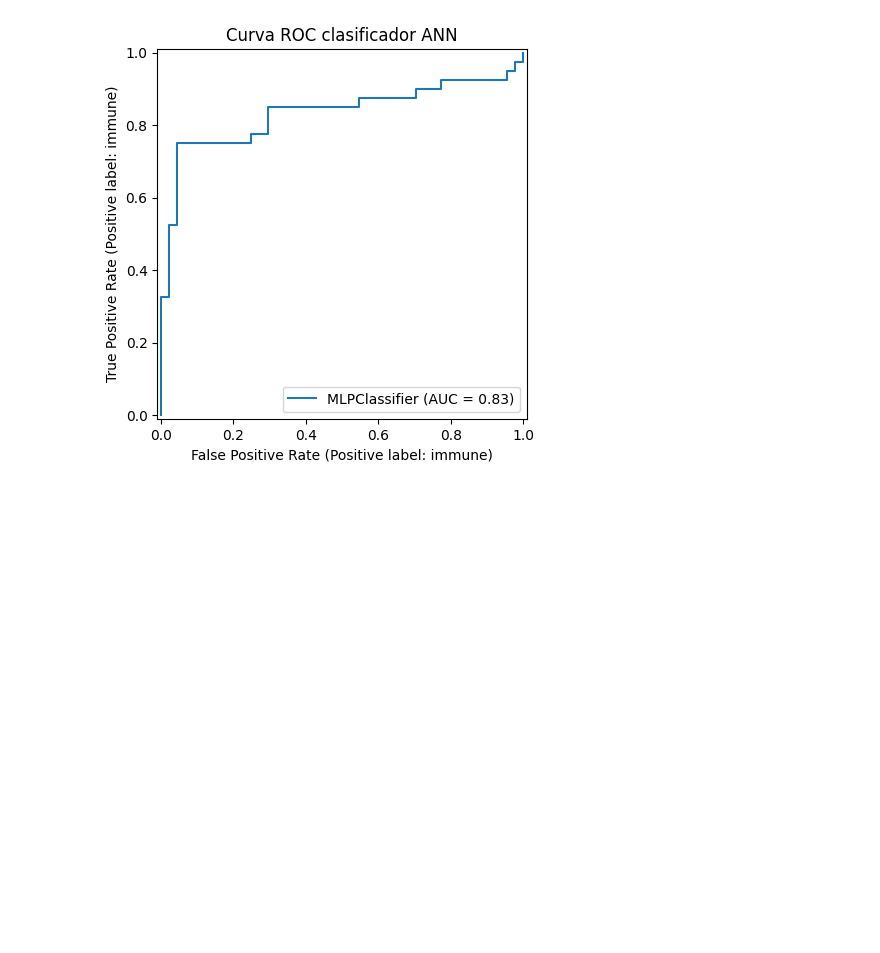
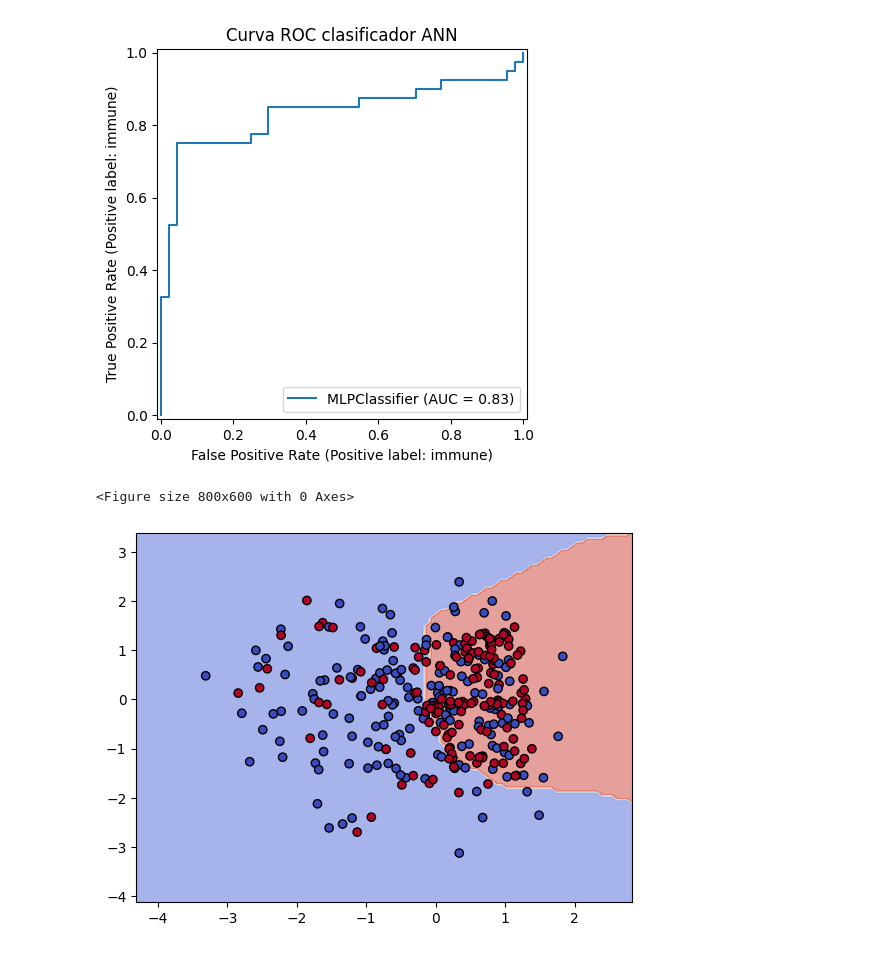
Before and after one commit to EnriGF/Proyecto_ML, a Jupyter notebook: RedesNeuronales.ipynb, the cells around one changed output. Drawn from its saved outputs; the diff is of its cells as text; code cells hidden in the pictures; blank space fills up the shorter version.

```diff
--- a/RedesNeuronales.ipynb
+++ b/RedesNeuronales.ipynb
@@ -80,3 +80,21 @@ weighted avg       0.84      0.81      0.80        84
 F1 Score: 0.76
 AUC: 0.83
 [figure]
+# %%
+#Creamos y entrenamos el clasificador con los datos 2D
+from sklearn.inspection import DecisionBoundaryDisplay
+
+clf = MLPClassifier(hidden_layer_sizes=(10,), max_iter=1000, random_state=42)
+clf.fit(X_2D_train, y_int_train)
+score=clf.score(X_2D_test, y_int_test)
+
+fig = plt.figure(figsize=(8,6))
+fig= DecisionBoundaryDisplay.from_estimator(clf, X_2D,
+                                            response_method="predict",
+                                            alpha=0.5,
+                                            cmap=plt.cm.coolwarm)
+fig.ax_.scatter(X_2D[:,0], X_2D[:, 1], c=y_int, edgecolor="k", cmap=plt.cm.coolwarm)
+plt.show()
+# %% [output]
+<Figure size 800x600 with 0 Axes>
+[figure, added]
```
